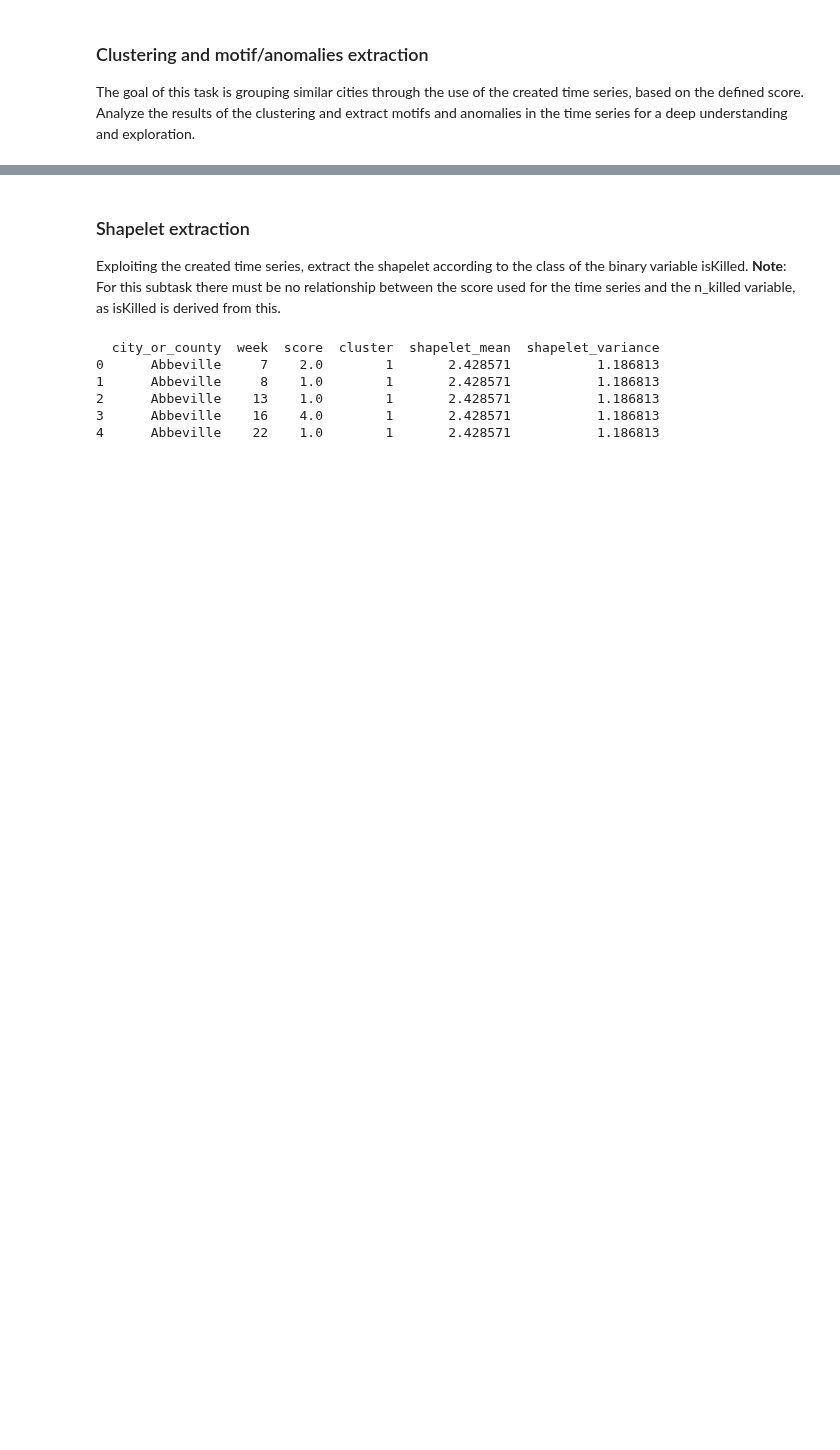
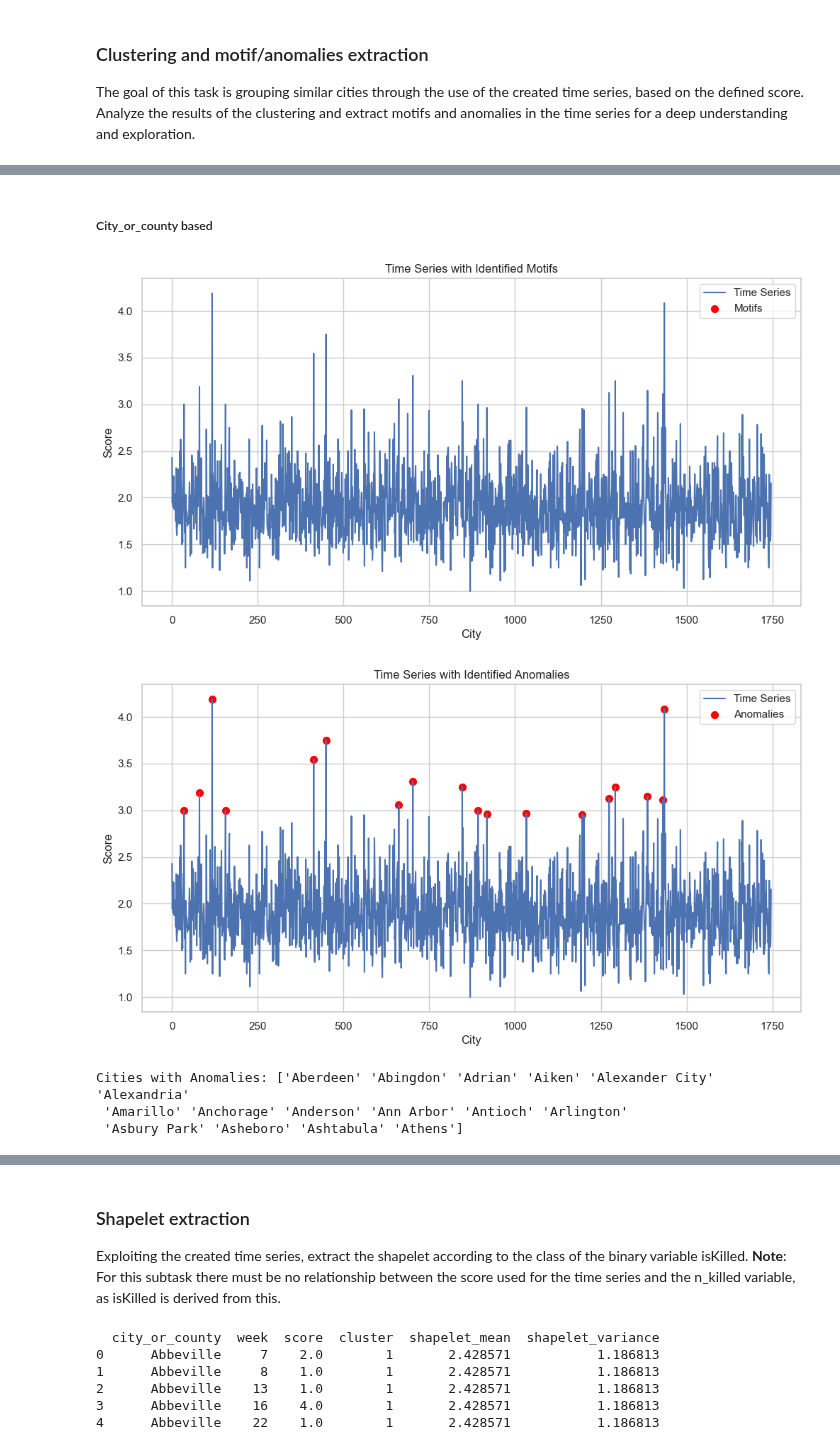
Before and after one commit to Marc2910llv/Gun-Incidents-In-USA-DataMining, a Jupyter notebook: DM_16_TASK4/DM_16_TASK4.ipynb, the cells around one changed output, grey strips where cells are left out. Drawn from its saved outputs; the diff is of its cells as text; code cells hidden in the pictures; blank space fills up the shorter version.

```diff
--- a/DM_16_TASK4/DM_16_TASK4.ipynb
+++ b/DM_16_TASK4/DM_16_TASK4.ipynb
@@ -190,0 +269,55 @@ plt.show()
+# %% [markdown]
+##### City_or_county based
+# %%
+# Obtain the time series based on the 'city_or_county' column
+time_series_data = city_scores.groupby('city_or_county')['score'].mean().values
+
+# Set the window size for the matrix profile
+window_size = 3
+
+# Calculate the matrix profile
+profile = matrixProfile.stomp(time_series_data, window_size)
+
+# Extract the indices of motifs (starting points of repetitive subsequences)
+motif_indices = np.argsort(profile[:-(window_size-1)])[:3] + window_size // 2
+
+# Visualize the time series with identified motifs
+plt.figure(figsize=(12, 6))
+plt.plot(time_series_data, label='Time Series')
+plt.scatter(motif_indices, time_series_data[motif_indices], color='red', label='Motifs', s=50)
+plt.title('Time Series with Identified Motifs')
+plt.xlabel('City')
+plt.ylabel('Score')
+plt.legend()
+plt.show()
+
+# Calculate the Z-Score for anomaly detection
+z_scores = (time_series_data - np.mean(time_series_data)) / np.std(time_series_data)
+
+# Set a threshold to identify anomalies (adjust as needed)
+anomaly_threshold = 3
+
+# Identify the indices of anomalies
+anomaly_indices = np.where(np.abs(z_scores) > anomaly_threshold)[0]
+
+# Visualize the time series with identified anomalies
+plt.figure(figsize=(12, 6))
+plt.plot(time_series_data, label='Time Series')
+plt.scatter(anomaly_indices, time_series_data[anomaly_indices], color='red', label='Anomalies', s=50)
+plt.title('Time Series with Identified Anomalies')
+plt.xlabel('City')
+plt.ylabel('Score')
+plt.legend()
+plt.show()
+
+# Extract the names of cities where anomalies occur
+anomaly_cities = city_scores['city_or_county'].iloc[anomaly_indices].unique()
+
+# Print the names of cities with anomalies
+print("Cities with Anomalies:", anomaly_cities)
+# %% [output]
+[figure, added]
+[figure, added]
+Cities with Anomalies: ['Aberdeen' 'Abingdon' 'Adrian' 'Aiken' 'Alexander City' 'Alexandria'
+ 'Amarillo' 'Anchorage' 'Anderson' 'Ann Arbor' 'Antioch' 'Arlington'
+ 'Asbury Park' 'Asheboro' 'Ashtabula' 'Athens']
```
Also changed, not shown: parts of 17 cells of this notebook, 5 other files.
